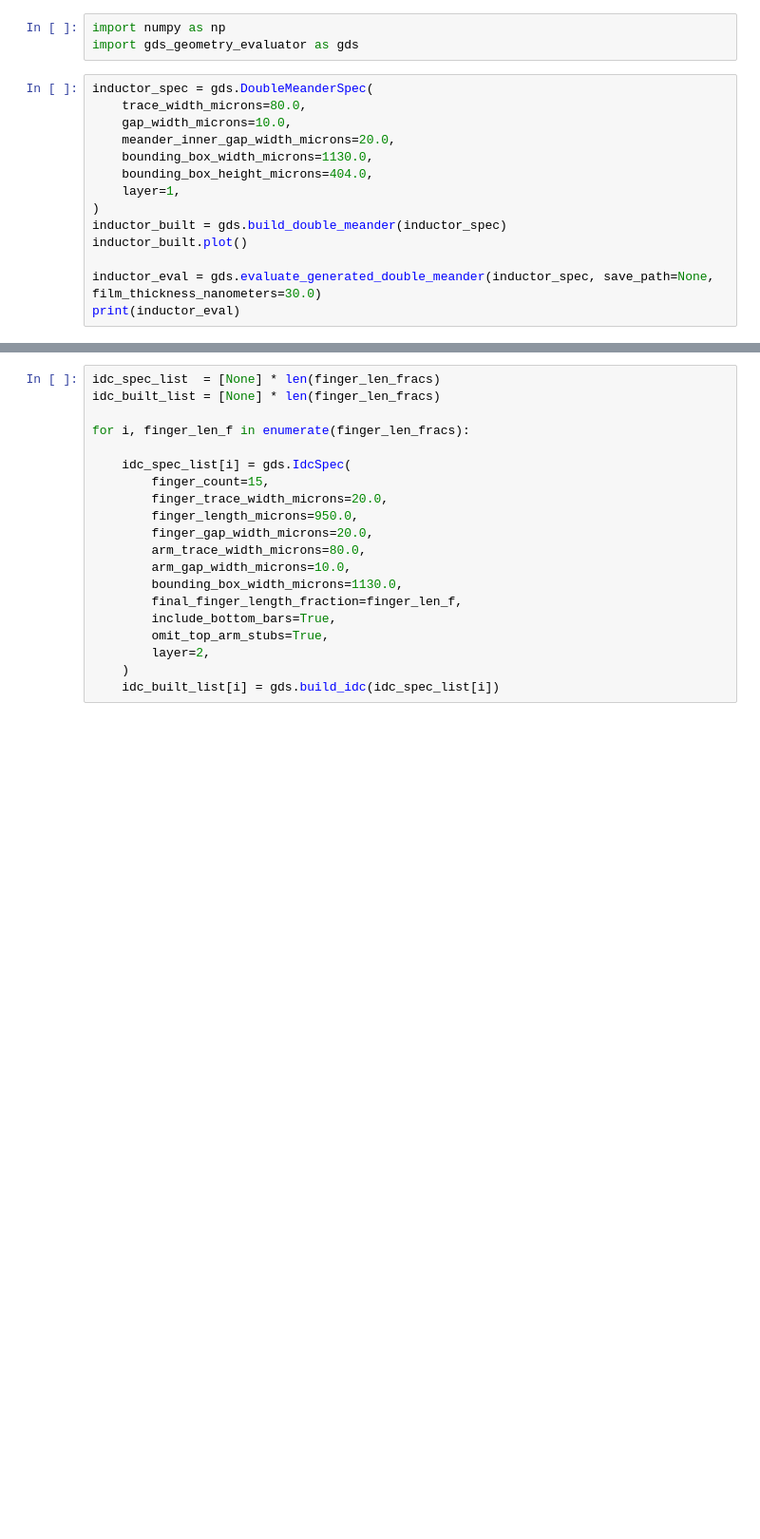
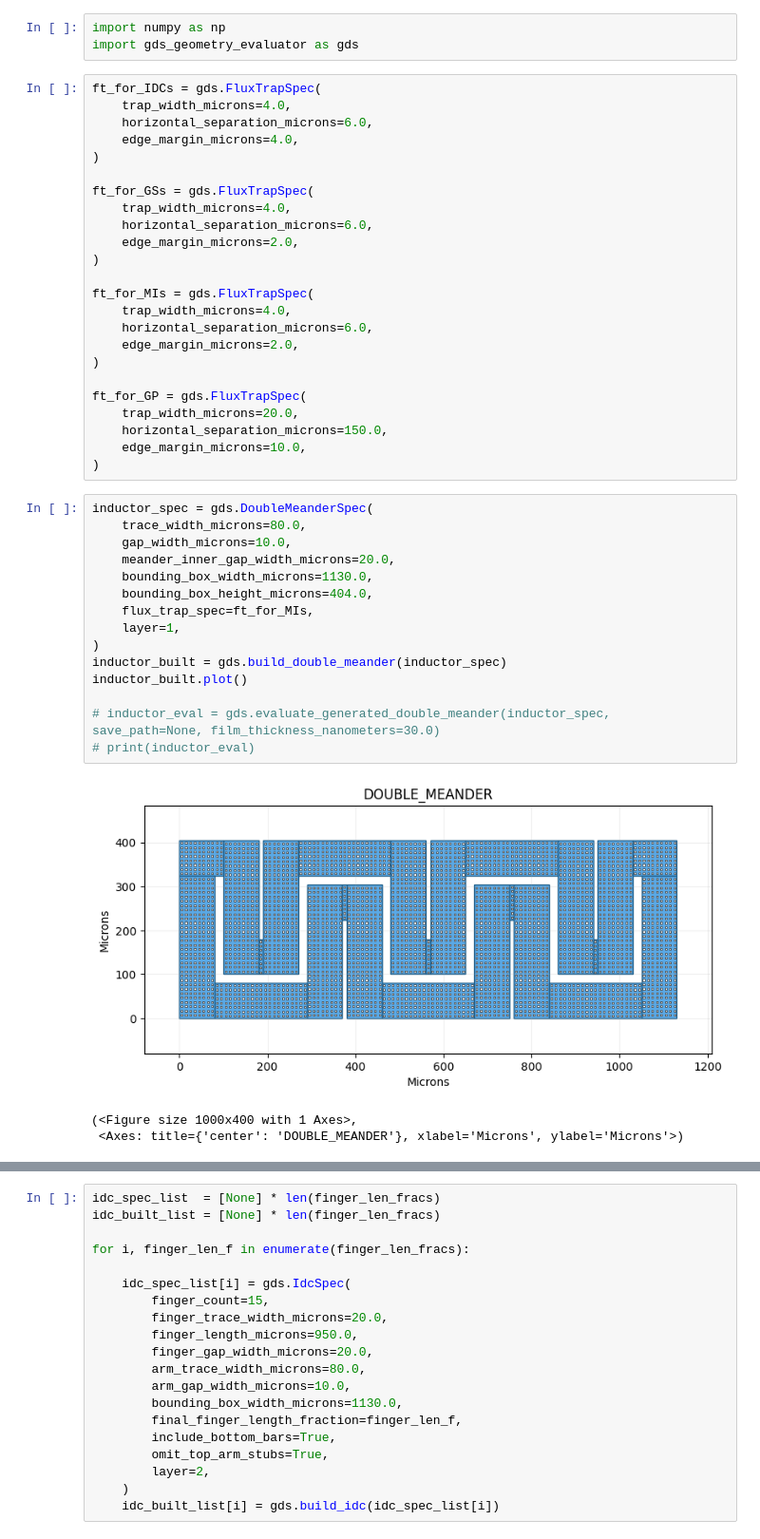
Before and after one commit to dtemps123/kipm-detector-design-workspace, a Jupyter notebook: MLA5G-27Resonator-2x2cm.ipynb, the cells around one changed output, grey strips where cells are left out. Shown at 95% size. Saved outputs shown, nothing was run; the diff lists cells and outputs as text; blank space fills up the shorter version.

Commit message:
restructure and streamline for GDS writing with flux traps

```diff
--- a/MLA5G-27Resonator-2x2cm.ipynb
+++ b/MLA5G-27Resonator-2x2cm.ipynb
@@ -1,20 +1,49 @@
 # %%
 import numpy as np
 import gds_geometry_evaluator as gds
+# %%
+ft_for_IDCs = gds.FluxTrapSpec(
+    trap_width_microns=4.0,
+    horizontal_separation_microns=6.0,
+    edge_margin_microns=4.0,
+)
+
+ft_for_GSs = gds.FluxTrapSpec(
+    trap_width_microns=4.0,
+    horizontal_separation_microns=6.0,
+    edge_margin_microns=2.0,
+)
+
+ft_for_MIs = gds.FluxTrapSpec(
+    trap_width_microns=4.0,
+    horizontal_separation_microns=6.0,
+    edge_margin_microns=2.0,
+)
+
+ft_for_GP = gds.FluxTrapSpec(
+    trap_width_microns=20.0,
+    horizontal_separation_microns=150.0,
+    edge_margin_microns=10.0,
+)
 # %%
 inductor_spec = gds.DoubleMeanderSpec(
     trace_width_microns=80.0,
     gap_width_microns=10.0,
     meander_inner_gap_width_microns=20.0,
     bounding_box_width_microns=1130.0,
     bounding_box_height_microns=404.0,
+    flux_trap_spec=ft_for_MIs,
     layer=1,
 )
 inductor_built = gds.build_double_meander(inductor_spec)
 inductor_built.plot()
 
-inductor_eval = gds.evaluate_generated_double_meander(inductor_spec, save_path=None, film_thickness_nanometers=30.0)
-print(inductor_eval)
+# inductor_eval = gds.evaluate_generated_double_meander(inductor_spec, save_path=None, film_thickness_nanometers=30.0)
+# print(inductor_eval)
+# %% [output]
+[figure, added]
+(<Figure size 1000x400 with 1 Axes>,
+ <Axes: title={'center': 'DOUBLE_MEANDER'}, xlabel='Microns', ylabel='Microns'>)
 # %%
 finger_len_fracs = np.arange(1.0,0.0,-0.037)[:-1]
 N_resonators = len(finger_len_fracs)
```
Also changed, not shown: parts of 9 cells of this notebook.
